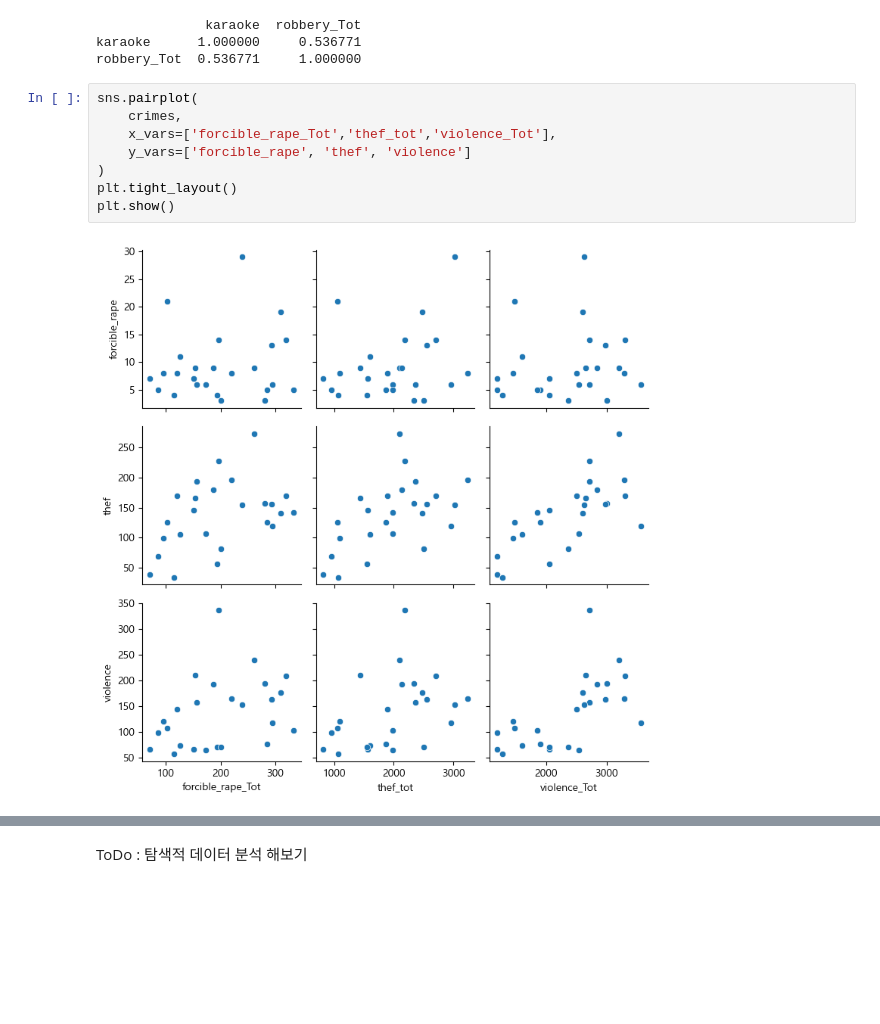
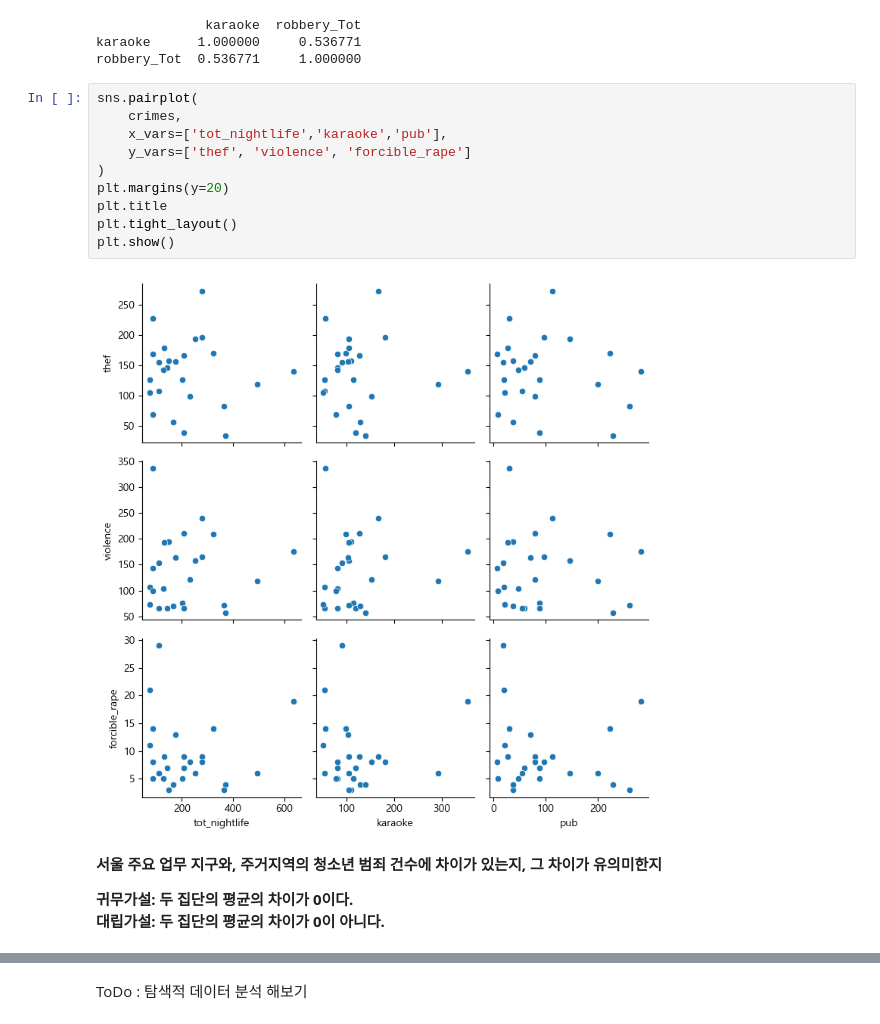
Before and after one commit to sangsang0114/DataAnalytics, a Jupyter notebook: miniproject.ipynb, the cells around one changed output, grey strips where cells are left out. Cells and saved outputs as stored; diff of their text form; blank space fills up the shorter version.

```diff
--- a/miniproject.ipynb
+++ b/miniproject.ipynb
@@ -150,10 +176,17 @@ robbery_Tot  0.536771     1.000000
 # %%
 sns.pairplot(
     crimes,
-    x_vars=['forcible_rape_Tot','thef_tot','violence_Tot'],
-    y_vars=['forcible_rape', 'thef', 'violence']
+    x_vars=['tot_nightlife','karaoke','pub'],
+    y_vars=['thef', 'violence', 'forcible_rape']
 )
+plt.margins(y=20)
+plt.title
 plt.tight_layout()
 plt.show()
 # %% [output]
-[figure, old version]
+[figure, new version]
+# %% [markdown]
+**서울 주요 업무 지구와, 주거지역의 청소년 범죄 건수에 차이가 있는지, 그 차이가 유의미한지**
+
+**귀무가설: 두 집단의 평균의 차이가 0이다.** <br/>
+**대립가설: 두 집단의 평균의 차이가 0이 아니다.** <br/>
```
Also changed, not shown: parts of 7 cells of this notebook.
